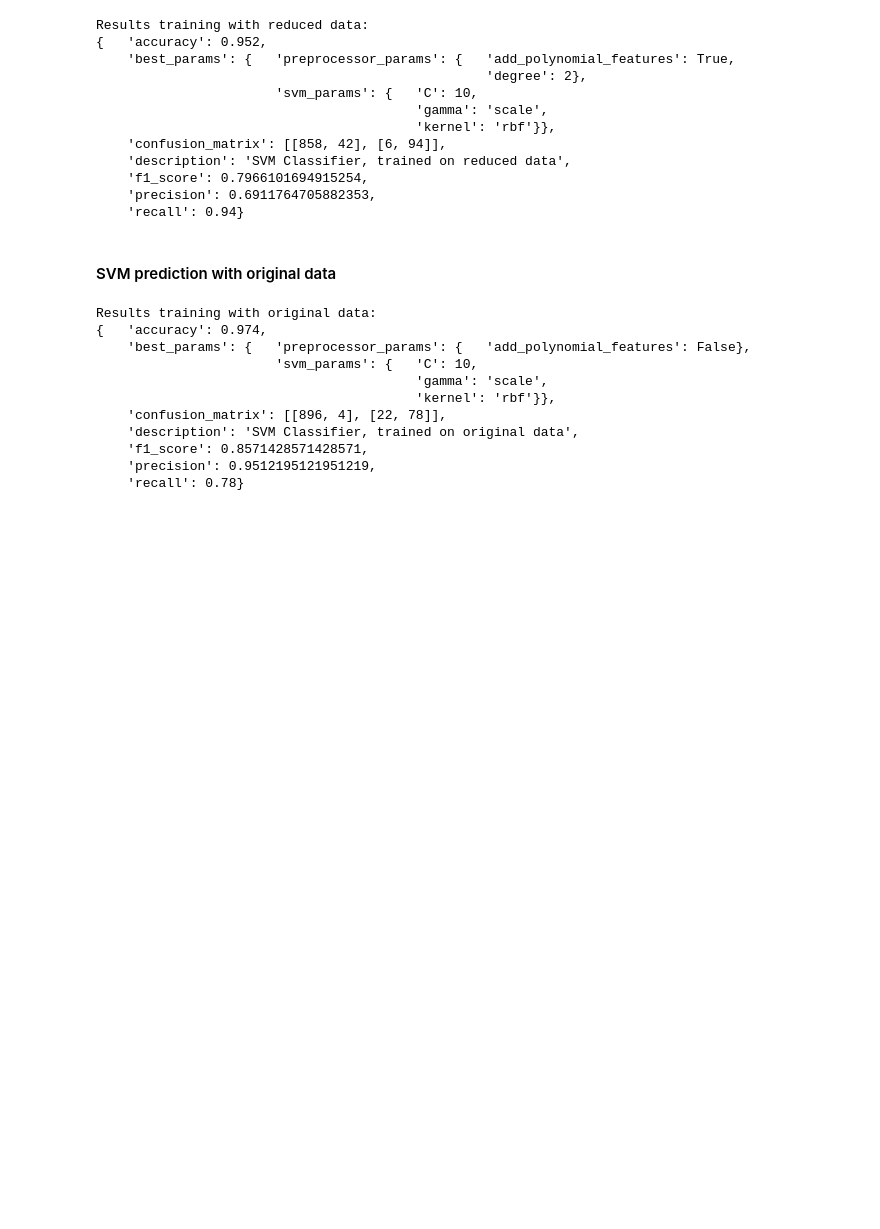
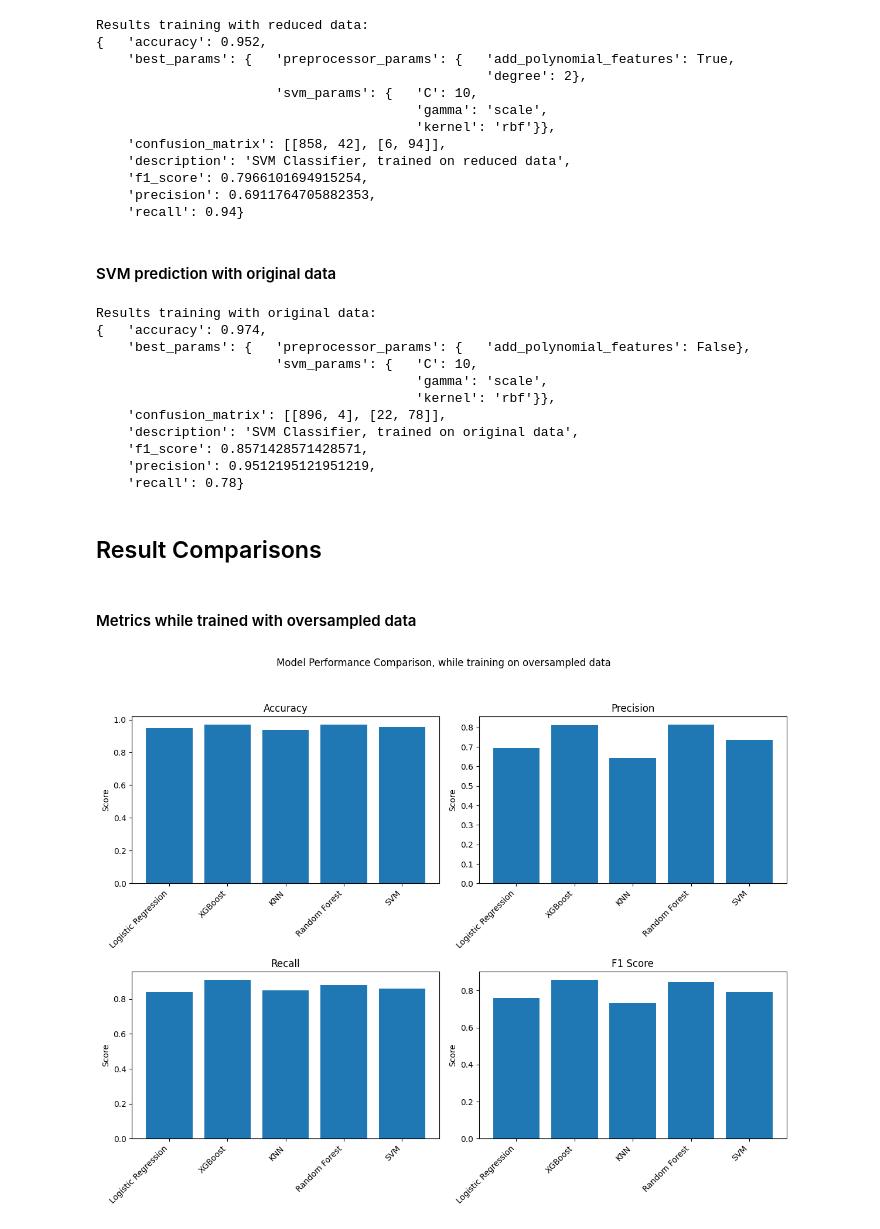
Before and after one commit to humbertoyusta/bank-loan-m4, a Jupyter notebook: BankLoanM4.ipynb, the cells around one changed output. Cells and saved outputs as stored; diff of their text form; code cells hidden in the pictures; blank space fills up the shorter version.

Commit message:
feat/add-model-performance-oversampled

```diff
--- a/BankLoanM4.ipynb
+++ b/BankLoanM4.ipynb
@@ -1568,3 +1570,68 @@ Results training with original data:
     'f1_score': 0.8571428571428571,
     'precision': 0.9512195121951219,
     'recall': 0.78}
+# %% [markdown]
+## Result Comparisons
+# %% [markdown]
+#### Metrics while trained with oversampled data
+# %%
+warnings.filterwarnings("ignore", category=UserWarning)
+
+file_paths = [
+    'experiments/results/exp_1_logistic_regression_oversampled.yaml',
+    'experiments/results/exp_4_xgboost_oversampled.yaml',
+    'experiments/results/exp_7_knn_oversampled.yaml',
+    'experiments/results/exp_10_random_forest_oversampled.yaml',
+    'experiments/results/exp_13_svm_oversampled.yaml',
+]
+
+model_names = [
+    'Logistic Regression',
+    'XGBoost',
+    'KNN',
+    'Random Forest',
+    'SVM',
+]
+
+metrics = {'accuracy': [], 'precision': [], 'recall': [], 'f1_score': []}
+
+for file_path in file_paths:
+    with open(file_path, 'r') as file:
+        result = yaml.safe_load(file)
+        metrics['accuracy'].append(result['accuracy'])
+        metrics['precision'].append(result['precision'])
+        metrics['recall'].append(result['recall'])
+        metrics['f1_score'].append(result['f1_score'])
+
+fig, axs = plt.subplots(2, 2, figsize=(12, 10))
+fig.suptitle('Model Performance Comparison, while training on oversampled data')
+
+axs[0, 0].bar(model_names, metrics['accuracy'])
+axs[0, 0].set_title('Accuracy')
+axs[0, 0].set_ylabel('Score')
+axs[0, 0].set_xticks(range(len(model_names)))
+axs[0, 0].set_xticklabels(model_names, rotation=45, ha="right")
+
+axs[0, 1].bar(model_names, metrics['precision'])
+axs[0, 1].set_title('Precision')
+axs[0, 1].set_ylabel('Score')
+axs[0, 1].set_xticks(range(len(model_names)))
+axs[0, 1].set_xticklabels(model_names, rotation=45, ha="right")
+
+axs[1, 0].bar(model_names, metrics['recall'])
+axs[1, 0].set_title('Recall')
+axs[1, 0].set_ylabel('Score')
+axs[1, 0].set_xticks(range(len(model_names)))
+axs[1, 0].set_xticklabels(model_names, rotation=45, ha="right")
+
+axs[1, 1].bar(model_names, metrics['f1_score'])
+axs[1, 1].set_title('F1 Score')
+axs[1, 1].set_ylabel('Score')
+axs[1, 1].set_xticks(range(len(model_names)))
+axs[1, 1].set_xticklabels(model_names, rotation=45, ha="right")
+
+plt.tight_layout(rect=[0, 0.03, 1, 0.95])
+plt.savefig('plots/model_performance_oversampled.png')
+plt.show()
+# %% [output]
+[figure, added]
```
Also changed, not shown: parts of 1 cell of this notebook, 1 other file.
